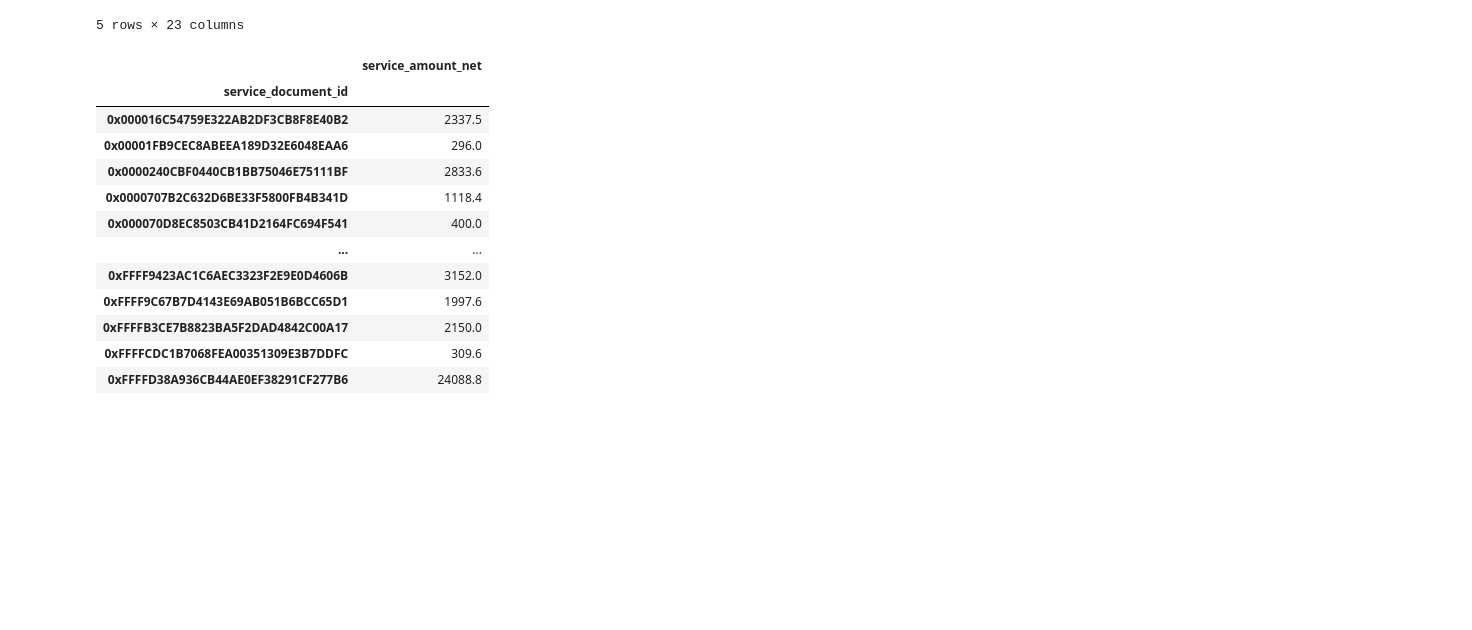
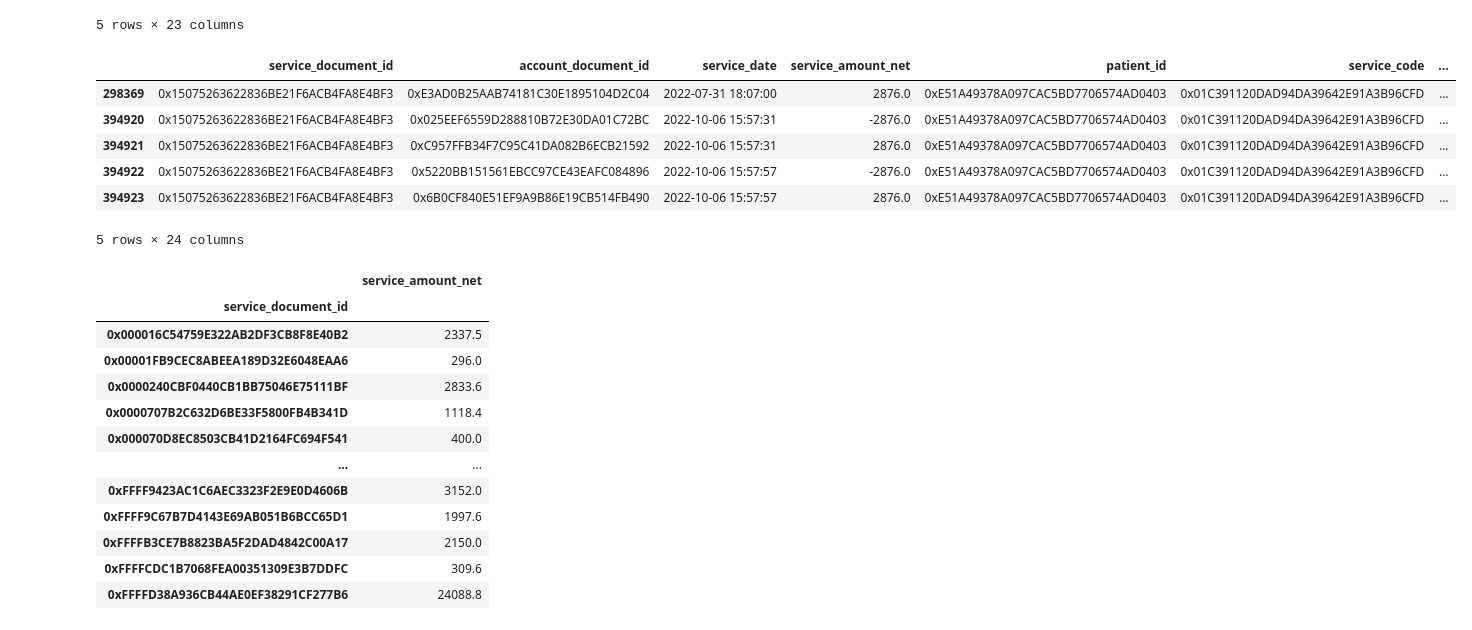
Before and after one commit to CCCXIV314/Sber, a Jupyter notebook: Sber_data_research.ipynb, the cells around one changed output. Cells and saved outputs as stored; diff of their text form; code cells hidden in the pictures; blank space fills up the shorter version.

```diff
--- a/Sber_data_research.ipynb
+++ b/Sber_data_research.ipynb
@@ -246,6 +247,17 @@ data.head()
 | 3 | 0x53A548619940E6DF7D910D17905D1CFD | 0x34082776539FC71066087BA9EB78986D | 2022-01-01 12:33:00 | 2040.0 | 0xF3F9B8D552B3F35BD9F4E553E1C84AA8 | 0x5AF4EDF46C78DFB3049268F4C9708407 | ... |
 | 4 | 0x1FDDAF54CB064A6E27519F2B6DF97B0E | 0x5809EF65F6969882A139F7A484B8D95C | 2022-01-01 12:27:00 | 2200.0 | 0xF599395DBD681B9A446C26F2DB9E0BF2 | 0xE6EEC1C29E25C790C0088B42F82CBA55 | ... |
 5 rows × 23 columns
+# %%
+data['delta_time'] = data.groupby('service_document_id')['service_date'].transform(lambda x: x.max() - x.min())
+data.loc[data['service_document_id'] == '0x15075263622836BE21F6ACB4FA8E4BF3']
+# %% [output]
+|  | service_document_id | account_document_id | service_date | service_amount_net | patient_id | service_code | ... |
+| 298369 | 0x15075263622836BE21F6ACB4FA8E4BF3 | 0xE3AD0B25AAB74181C30E1895104D2C04 | 2022-07-31 18:07:00 | 2876.0 | 0xE51A49378A097CAC5BD7706574AD0403 | 0x01C391120DAD94DA39642E91A3B96CFD | ... |
+| 394920 | 0x15075263622836BE21F6ACB4FA8E4BF3 | 0x025EEF6559D288810B72E30DA01C72BC | 2022-10-06 15:57:31 | -2876.0 | 0xE51A49378A097CAC5BD7706574AD0403 | 0x01C391120DAD94DA39642E91A3B96CFD | ... |
+| 394921 | 0x15075263622836BE21F6ACB4FA8E4BF3 | 0xC957FFB34F7C95C41DA082B6ECB21592 | 2022-10-06 15:57:31 | 2876.0 | 0xE51A49378A097CAC5BD7706574AD0403 | 0x01C391120DAD94DA39642E91A3B96CFD | ... |
+| 394922 | 0x15075263622836BE21F6ACB4FA8E4BF3 | 0x5220BB151561EBCC97CE43EAFC084896 | 2022-10-06 15:57:57 | -2876.0 | 0xE51A49378A097CAC5BD7706574AD0403 | 0x01C391120DAD94DA39642E91A3B96CFD | ... |
+| 394923 | 0x15075263622836BE21F6ACB4FA8E4BF3 | 0x6B0CF840E51EF9A9B86E19CB514FB490 | 2022-10-06 15:57:57 | 2876.0 | 0xE51A49378A097CAC5BD7706574AD0403 | 0x01C391120DAD94DA39642E91A3B96CFD | ... |
+5 rows × 24 columns
 # %%
 df = data.groupby('service_document_id')['service_amount_net'].agg('sum')
 df
```
Also changed, not shown: parts of 12 cells of this notebook.
